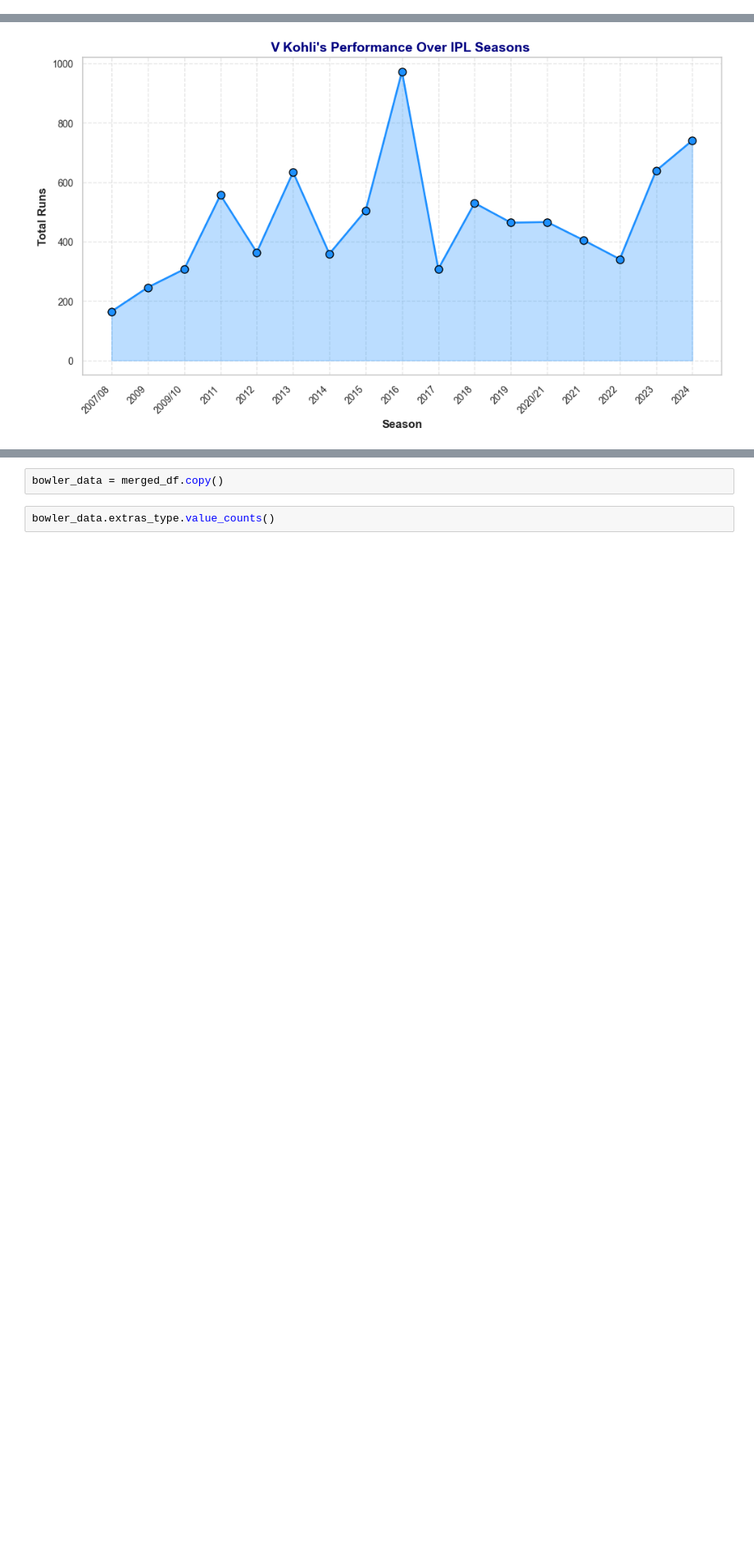
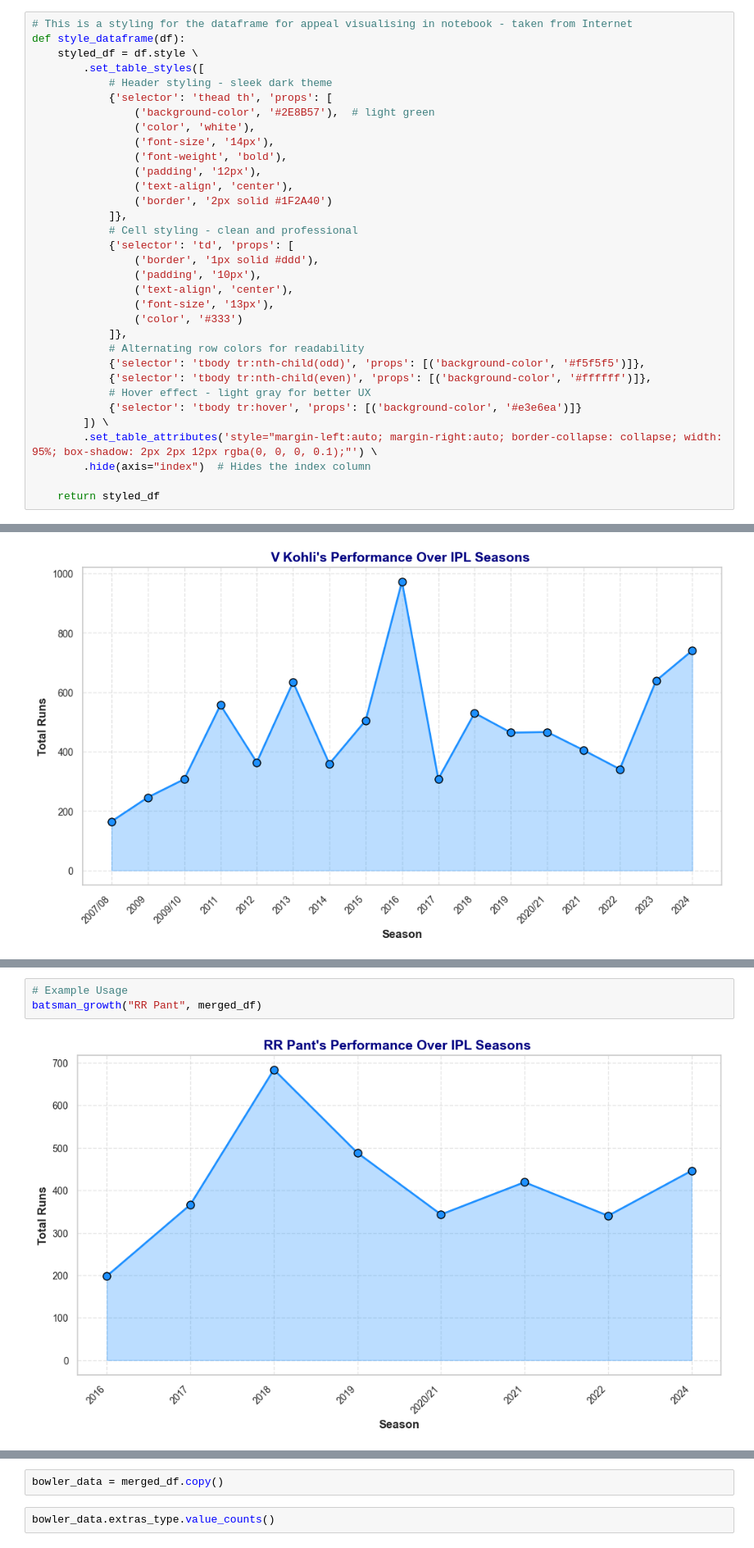
Before and after one commit to Dheer08/Master-s-Python-Assignment, a Jupyter notebook: CA 2/IPL Data Analysis.ipynb, the cells around one changed output, grey strips where cells are left out. Shown: that part at 82% size. Drawn from its saved outputs; the diff is of its cells as text; blank space fills up the shorter version.

```diff
--- a/CA 2/IPL Data Analysis.ipynb
+++ b/CA 2/IPL Data Analysis.ipynb
@@ -219,5 +250,38 @@ player_dismissed    247970
 dismissal_kind      247970
 fielder             251566
 dtype: int64
+# %%
+# This is a styling for the dataframe for appeal visualising in notebook - taken from Internet
+def style_dataframe(df):
+    styled_df = df.style \
+        .set_table_styles([
+            # Header styling - sleek dark theme
+            {'selector': 'thead th', 'props': [
+                ('background-color', '#2E8B57'),  # light green
+                ('color', 'white'),
+                ('font-size', '14px'),
+                ('font-weight', 'bold'),
+                ('padding', '12px'),
+                ('text-align', 'center'),
+                ('border', '2px solid #1F2A40')
+            ]},
+            # Cell styling - clean and professional
+            {'selector': 'td', 'props': [
+                ('border', '1px solid #ddd'),
+                ('padding', '10px'),
+                ('text-align', 'center'),
+                ('font-size', '13px'),
+                ('color', '#333')
+            ]},
+            # Alternating row colors for readability
+            {'selector': 'tbody tr:nth-child(odd)', 'props': [('background-color', '#f5f5f5')]},
+            {'selector': 'tbody tr:nth-child(even)', 'props': [('background-color', '#ffffff')]},
+            # Hover effect - light gray for better UX
+            {'selector': 'tbody tr:hover', 'props': [('background-color', '#e3e6ea')]}
+        ]) \
+        .set_table_attributes('style="margin-left:auto; margin-right:auto; border-collapse: collapse; width: 95%; box-shadow: 2px 2px 12px rgba(0, 0, 0, 0.1);"') \
+        .hide(axis="index")  # Hides the index column
+
+    return styled_df
 # %% [markdown]
 <a id="Title"></a>
@@ -1087,2 +1049,7 @@ compare_batsman_growth("V Kohli", "MS Dhoni", merged_df)
+# %%
+# Example Usage
+batsman_growth("RR Pant", merged_df)
+# %% [output]
+[figure, added]
 # %% [markdown]
 <a id="Title"></a>
```
Also changed, not shown: parts of 80 cells of this notebook, 3 other files.
